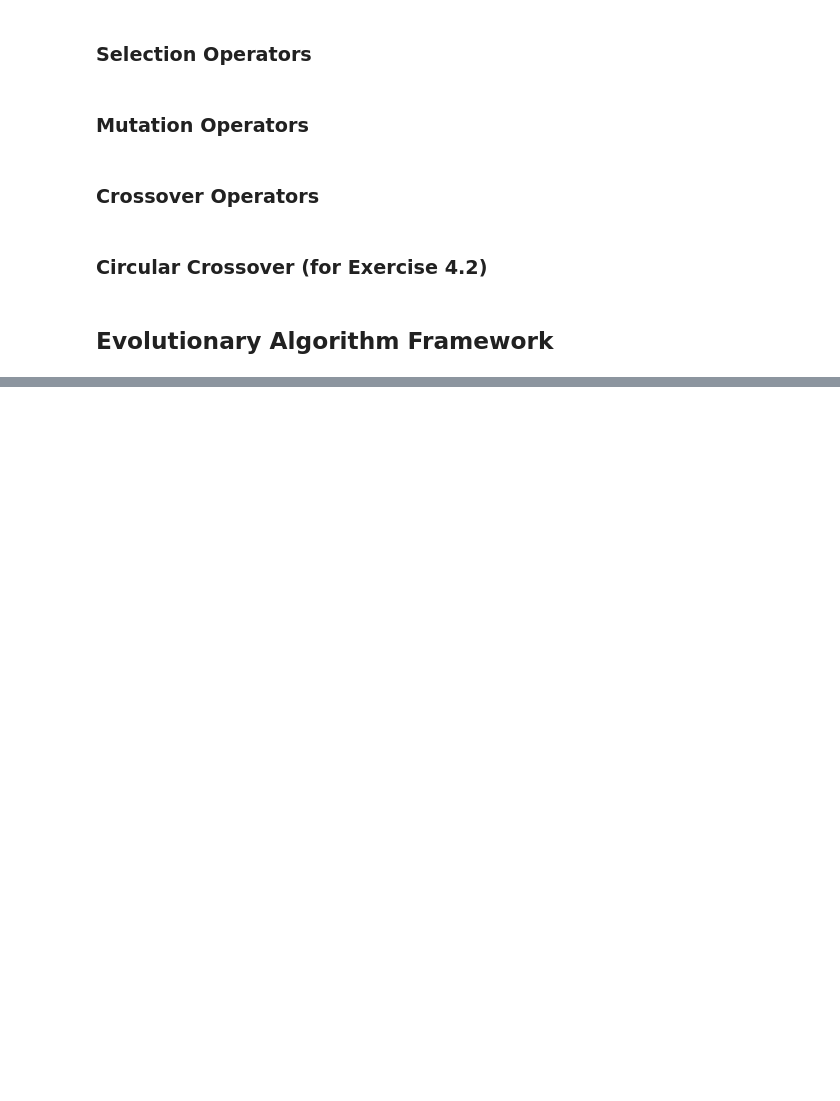
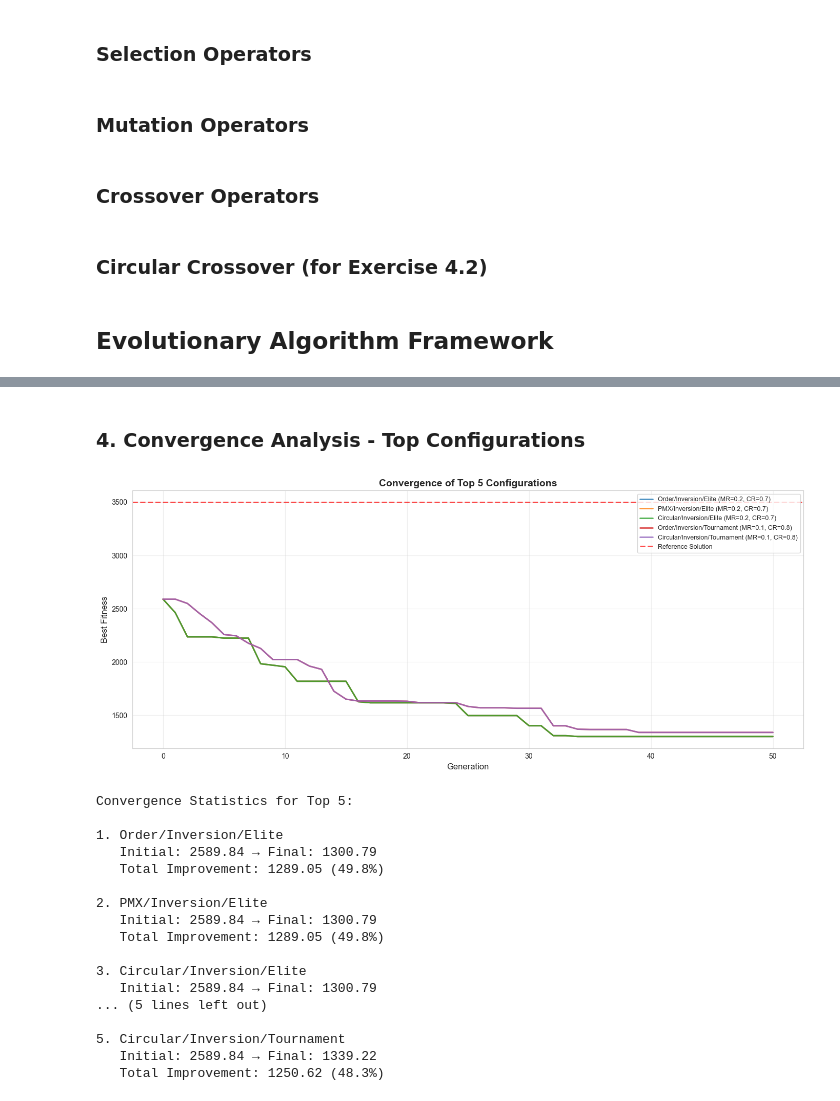
Before and after one commit to SimonLuttmann/odm_group11, a Jupyter notebook: sheet4/evolutionary_algorithms.ipynb, the cells around one changed output, grey strips where cells are left out. Cells and saved outputs as stored; diff of their text form; code cells hidden in the pictures; blank space fills up the shorter version.

```diff
--- a/sheet4/evolutionary_algorithms.ipynb
+++ b/sheet4/evolutionary_algorithms.ipynb
@@ -552,0 +813,49 @@ print(f"Improvement: {reference_fitness - best_fitness_cx:.4f}")
+# %% [markdown]
+### 4. Convergence Analysis - Top Configurations
+# %%
+plt.figure(figsize=(14, 6))
+
+top_5 = results_df.nsmallest(5, 'best_fitness')
+
+for idx, (i, row) in enumerate(top_5.iterrows()):
+    label = f"{row['crossover']}/{row['mutation']}/{row['selection']} (MR={row['mutation_rate']}, CR={row['crossover_rate']})"
+    plt.plot(row['history'], linewidth=2, label=label, alpha=0.8)
+
+plt.axhline(y=reference_fitness, color='red', linestyle='--', linewidth=2, label='Reference Solution', alpha=0.7)
+
+plt.xlabel('Generation', fontsize=12)
+plt.ylabel('Best Fitness', fontsize=12)
+plt.title('Convergence of Top 5 Configurations', fontsize=14, fontweight='bold')
+plt.legend(loc='upper right', fontsize=9)
+plt.grid(True, alpha=0.3)
+plt.tight_layout()
+plt.show()
+
+print("\nConvergence Statistics for Top 5:")
+for idx, (i, row) in enumerate(top_5.iterrows(), 1):
+    history = row['history']
+    initial_fitness = history[0]
+    final_fitness = history[-1]
+    improvement = initial_fitness - final_fitness
+    print(f"\n{idx}. {row['crossover']}/{row['mutation']}/{row['selection']}")
+    print(f"   Initial: {initial_fitness:.2f} → Final: {final_fitness:.2f}")
+    print(f"   Total Improvement: {improvement:.2f} ({improvement/initial_fitness*100:.1f}%)")
+# %% [output]
+[figure, added]
+Convergence Statistics for Top 5:
+
+1. Order/Inversion/Elite
+   Initial: 2589.84 → Final: 1300.79
+   Total Improvement: 1289.05 (49.8%)
+
+2. PMX/Inversion/Elite
+   Initial: 2589.84 → Final: 1300.79
+   Total Improvement: 1289.05 (49.8%)
+
+3. Circular/Inversion/Elite
+   Initial: 2589.84 → Final: 1300.79
+... (5 lines left out)
+
+5. Circular/Inversion/Tournament
+   Initial: 2589.84 → Final: 1339.22
+   Total Improvement: 1250.62 (48.3%)
```
Also changed, not shown: parts of 39 cells of this notebook, 9 other files.
